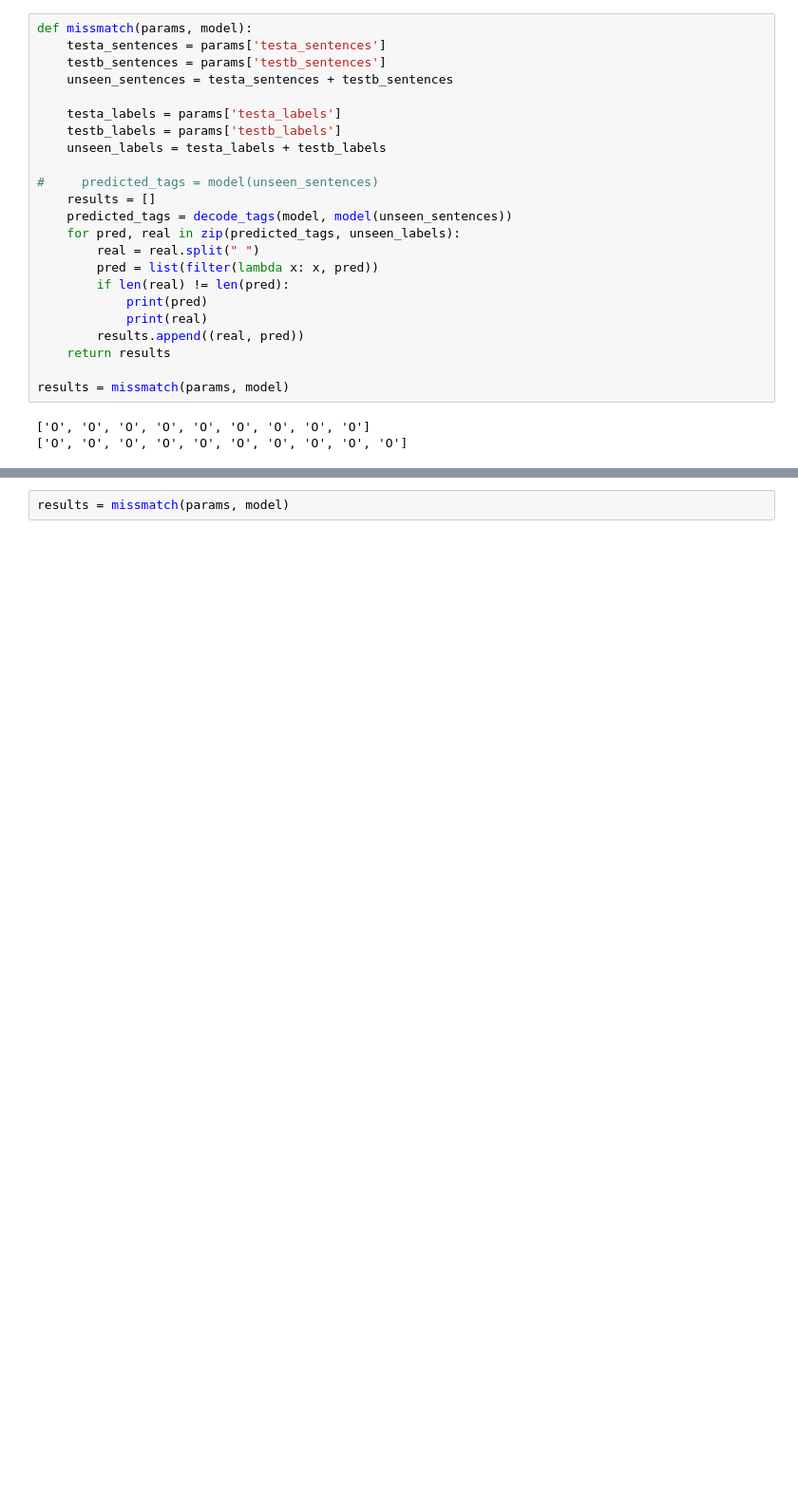
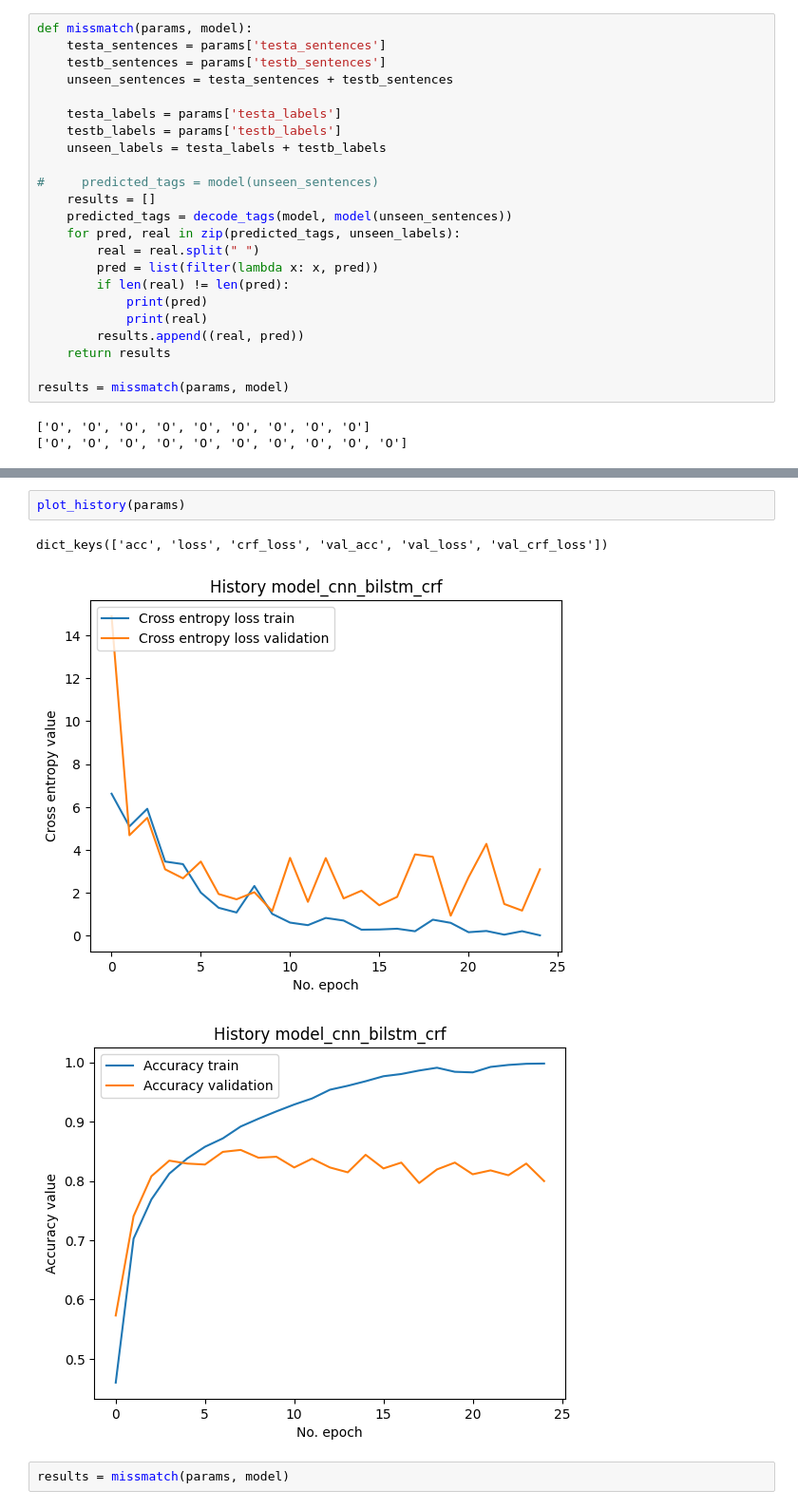
Before and after one commit to luisoibarra/ai-project, a Jupyter notebook: notebook/argument_segmentation_metrics.ipynb, the cells around one changed output, grey strips where cells are left out. Shown at 95% size. Saved outputs shown, nothing was run; the diff lists cells and outputs as text; blank space fills up the shorter version.

```diff
--- a/notebook/argument_segmentation_metrics.ipynb
+++ b/notebook/argument_segmentation_metrics.ipynb
@@ -235,5 +336,11 @@ model = keras.models.load_model(params[f"full_{model_name}_path"])
 # %% [output]
 WARNING:tensorflow:No training configuration found in save file, so the model was *not* compiled. Compile it manually.
+# %%
+plot_history(params)
+# %% [output]
+dict_keys(['acc', 'loss', 'crf_loss', 'val_acc', 'val_loss', 'val_crf_loss'])
+[figure, added]
+[figure, added]
 # %%
 results = missmatch(params, model)
 # %% [output]
```
Also changed, not shown: parts of 10 cells of this notebook, 24 other files.
